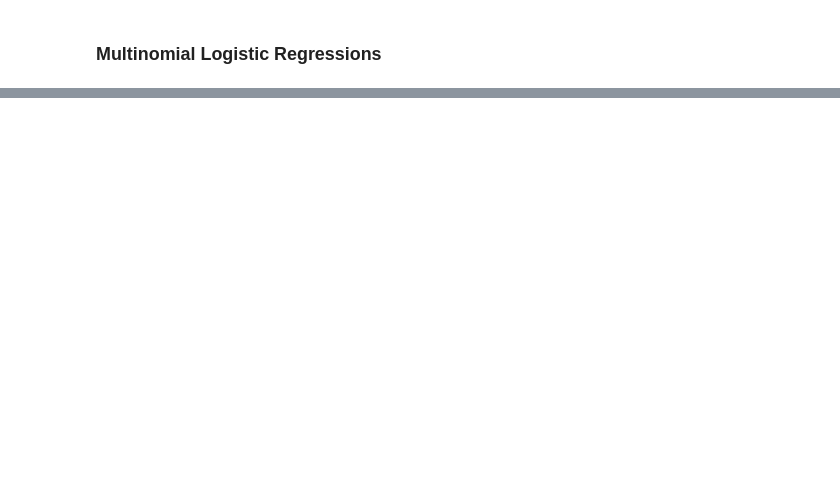
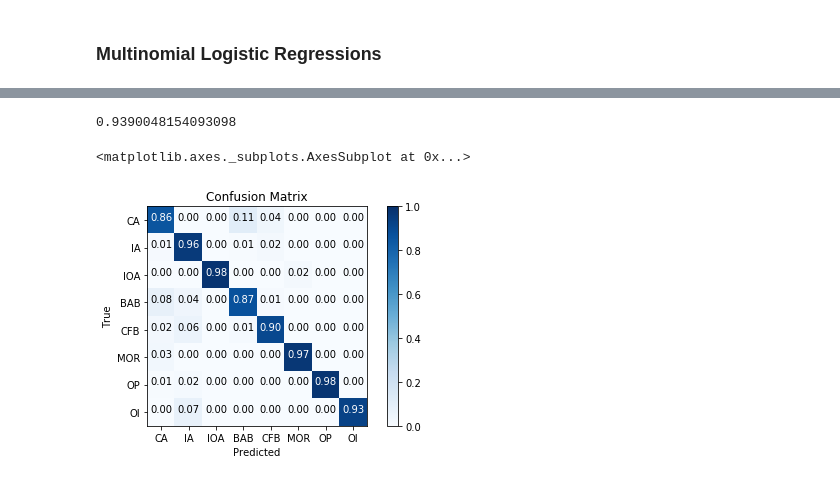
Before and after one commit to morganjwilliams/aegc2019, a Jupyter notebook: notebooks/3_Classifiers_ClassifierModels.ipynb, the cells around one changed output, grey strips where cells are left out. Cells and saved outputs as stored; diff of their text form; code cells hidden in the pictures; blank space fills up the shorter version.

```diff
--- a/notebooks/3_Classifiers_ClassifierModels.ipynb
+++ b/notebooks/3_Classifiers_ClassifierModels.ipynb
@@ -112,0 +152,22 @@ Run time (7 epochs) for model multinomial:6.76
+# %%
+preprocessor = PdUnion(
+    [
+        make_pipeline(CompositionalSelector(), CLRTransform()),
+        make_pipeline(CompositionalSelector(inverse=True), LinearTransform()),
+    ]
+)
+XX_ = StandardScaler().fit_transform(preprocessor.fit_transform(X))
+# %%
+XX_train, XX_test, yy_train, yy_test = train_test_split(XX_, y, stratify=y, test_size=0.3)
+# %%
+params = dict(
+    verbose=1,
+    probability=True,  # Use Platt scaling to give estimates of probabilistic output
+    param_grid=dict(
+        svc__gamma=np.logspace(-2.3, -0.85, 5),
+        svc__C=np.logspace(-0.5, 2, 5),  # limit C parameter to avoid overfitting
+    ),
+)
+# %%
+gs = SVC_pipeline(**params)
+gs.fit(XX_train, yy_train)
@@ -112,0 +191,12 @@ Run time (7 epochs) for model multinomial:6.76
+# %%
+svc2score = gs.best_estimator_.score(XX_test, yy_test)
+svc2score
+# %% [output]
+0.9390048154093098
+# %%
+plot_confusion_matrix(
+    gs.best_estimator_, XX_test, yy_test, normalize=True, classes=classes
+)
+# %% [output]
+<matplotlib.axes._subplots.AxesSubplot at 0x...>
+[figure, added]
```
Also changed, not shown: parts of 32 cells of this notebook.
